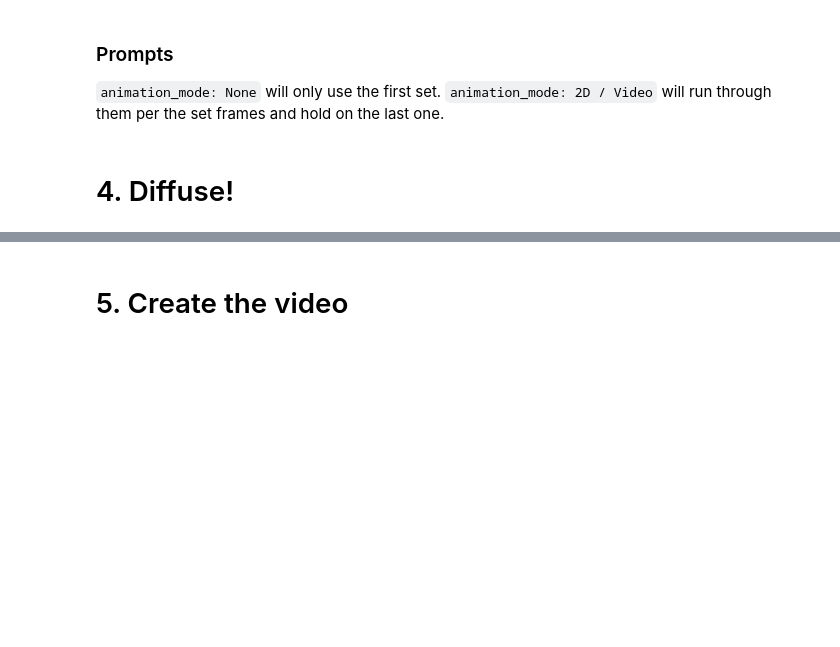
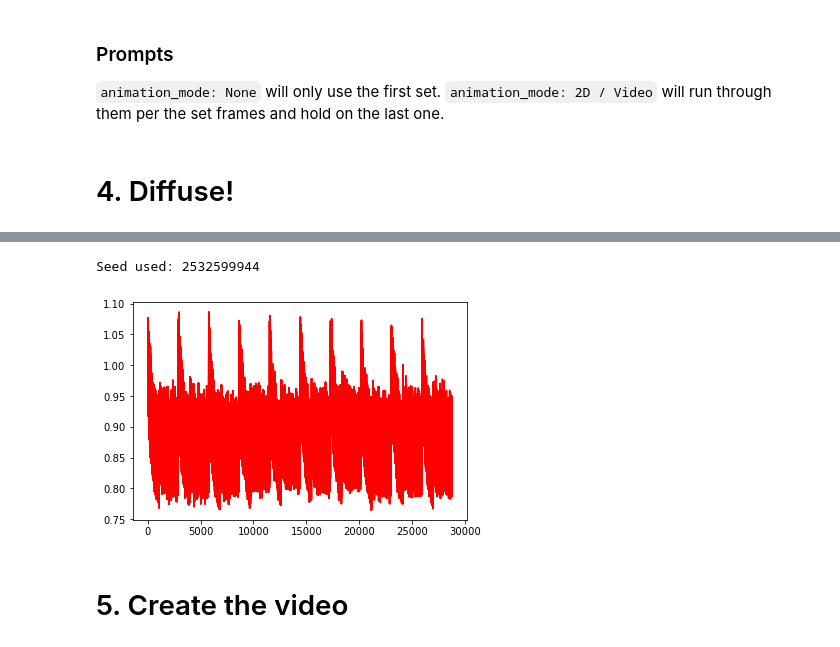
Before and after one commit to KaihuaTang/Local-Disco-Diffusion-v5.2.jupyterNote, a Jupyter notebook: Local_Disco_Diffusion_v5_2.ipynb, the cells around one changed output, grey strips where cells are left out. Cells and saved outputs as stored; diff of their text form; code cells hidden in the pictures; blank space fills up the shorter version.

```diff
--- a/Local_Disco_Diffusion_v5_2.ipynb
+++ b/Local_Disco_Diffusion_v5_2.ipynb
@@ -1898,34 +929,36 @@ args = {
     'skip_augs': skip_augs,
     'randomize_class': randomize_class,
     'clip_denoised': clip_denoised,
     'fuzzy_prompt': fuzzy_prompt,
     'rand_mag': rand_mag,
 }
 
 args = SimpleNamespace(**args)
 
 print('Prepping model...')
 model, diffusion = create_model_and_diffusion(**model_config)
 model.load_state_dict(torch.load(f'{model_path}/{diffusion_model}.pt', map_location='cpu'))
 model.requires_grad_(False).eval().to(device)
 for name, param in model.named_parameters():
     if 'qkv' in name or 'norm' in name or 'proj' in name:
         param.requires_grad_()
 if model_config['use_fp16']:
     model.convert_to_fp16()
 
 gc.collect()
 torch.cuda.empty_cache()
 try:
-  do_run(model_path, gpu_device=DEVICE)
+  do_run(args, model_path, gpu_device=DEVICE)
 except KeyboardInterrupt:
     pass
 finally:
     print('Seed used:', seed)
     gc.collect()
     torch.cuda.empty_cache()
 # %% [output]
 [interactive output not drawn]
+Seed used: 2532599944
+[figure, added]
 # %% [markdown]
 # 5. Create the video
 # %%
```
Also changed, not shown: parts of 6 cells of this notebook, 4 other files.
